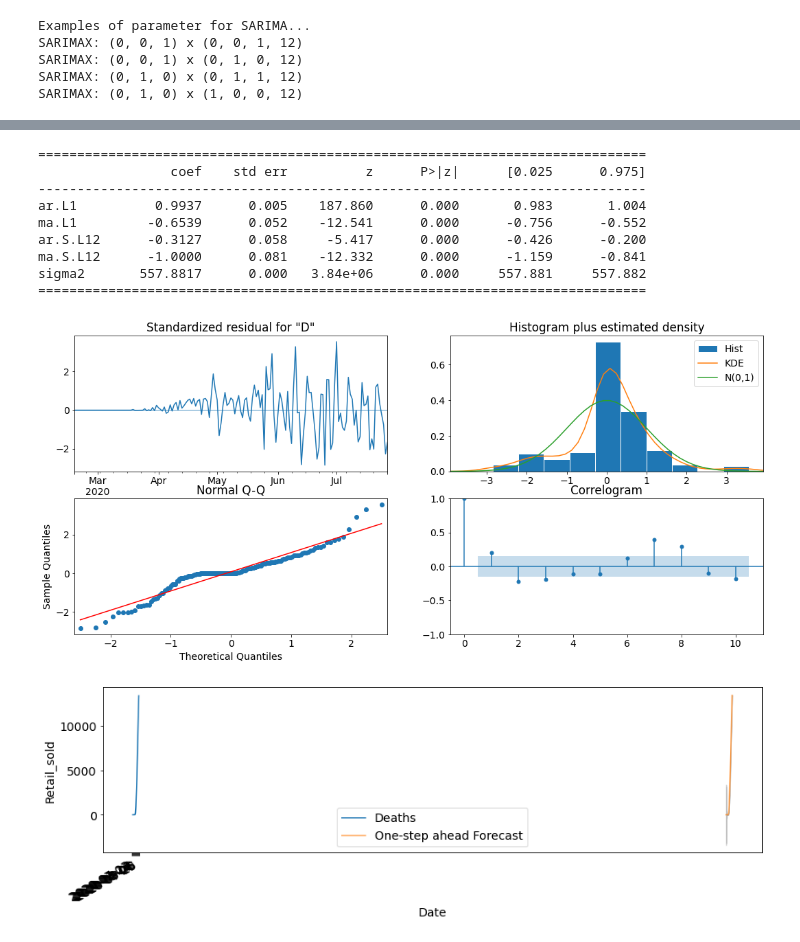
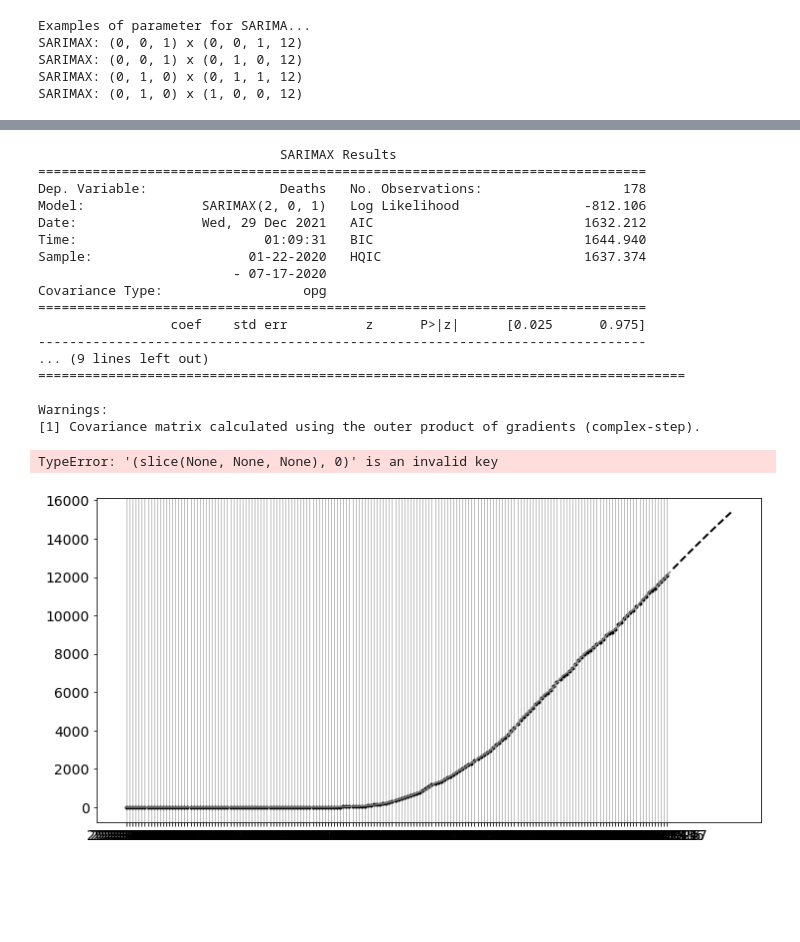
Before and after one commit to Machalkas/ts-covid, a Jupyter notebook: TS.ipynb, the cells around one changed output, grey strips where cells are left out. Drawn from its saved outputs; the diff is of its cells as text; code cells hidden in the pictures; blank space fills up the shorter version.

```diff
--- a/TS.ipynb
+++ b/TS.ipynb
@@ -96,0 +117,6 @@ optimal arima ARIMA(1, 1, 1)x(1, 1, 1, 12)12 - AIC:1516.3039690045143
+# %%
+print(aic_miss,"\n")
+aic_filter=np.nan_to_num(aic_miss)
+i,j=np.where(aic_filter==np.min(aic_filter[np.nonzero(aic_filter)]))
+print("min aic[%s][%s]:"%(j[0],i[0]) ,aic_miss[j[0]][i[0]])
+print("ARIMA(%s,%s)"%(i[0],j[0]))
@@ -97,33 +134,43 @@ optimal arima ARIMA(1, 1, 1)x(1, 1, 1, 12)12 - AIC:1516.3039690045143
 # %%
-mod = sm.tsa.statespace.SARIMAX(y,order=(1, 1, 1),seasonal_order=(1, 1, 1, 12),enforce_stationarity=False,enforce_invertibility=False)
-results = mod.fit()
-print(results.summary().tables[1])
+mod = sm.tsa.statespace.SARIMAX(y, order=(i[0],0,j[0]))
+res = mod.fit(disp=False)
+print(res.summary())
 # %% [output]
+                               SARIMAX Results
+==============================================================================
+Dep. Variable:                 Deaths   No. Observations:                  178
+Model:               SARIMAX(2, 0, 1)   Log Likelihood                -812.106
+Date:                Wed, 29 Dec 2021   AIC                           1632.212
+Time:                        01:09:31   BIC                           1644.940
+Sample:                    01-22-2020   HQIC                          1637.374
+                         - 07-17-2020
+Covariance Type:                  opg
 ==============================================================================
                  coef    std err          z      P>|z|      [0.025      0.975]
 ------------------------------------------------------------------------------
-ar.L1          0.9937      0.005    187.860      0.000       0.983       1.004
-ma.L1         -0.6539      0.052    -12.541      0.000      -0.756      -0.552
-ar.S.L12      -0.3127      0.058     -5.417      0.000      -0.426      -0.200
-ma.S.L12      -1.0000      0.081    -12.332      0.000      -1.159      -0.841
-sigma2       557.8817      0.000   3.84e+06      0.000     557.881     557.882
-==============================================================================
+... (9 lines left out)
+===================================================================================
+
+Warnings:
+[1] Covariance matrix calculated using the outer product of gradients (complex-step).
-# %%
-results.plot_diagnostics(figsize=(18, 8))
-plt.show()
-# %% [output]
-[figure, removed]
-# %%
-pred = results.get_prediction(dynamic=False) #start=pd.to_datetime('2020-07-23'), end=pd.to_datetime('2020-07-27')
-pred_ci = pred.conf_int()
-ax = y['2020':].plot(label='observed')
-pred.predicted_mean.plot(ax=ax, label='One-step ahead Forecast', alpha=.7, figsize=(14, 4))
-ax.fill_between(pred_ci.index,
-                pred_ci.iloc[:, 0],
-                pred_ci.iloc[:, 1], color='k', alpha=.2)
-ax.set_xlabel('Date')
-ax.set_ylabel('Retail_sold')
-plt.legend()
-plt.show()
-# %% [output]
-[figure, removed]
+# %%
+# In-sample one-step-ahead predictions, and out-of-sample forecasts
+nforecast = 20
+predict = res.get_prediction(end=mod.nobs + nforecast)
+idx = np.arange(len(predict.predicted_mean))
+predict_ci = predict.conf_int(alpha=0.5)
+
+# Graph
+fig, ax = plt.subplots(figsize=(12,6))
+ax.xaxis.grid()
+ax.plot(y, 'k.')
+
+# Plot
+ax.plot(idx[:-nforecast], predict.predicted_mean[:-nforecast], 'gray')
+ax.plot(idx[-nforecast:], predict.predicted_mean[-nforecast:], 'k--', linestyle='--', linewidth=2)
+ax.fill_between(idx, predict_ci[:, 0], predict_ci[:, 1], alpha=0.15)
+
+ax.set(title='Figure 8.9 - Internet series')
+# %% [output]
+TypeError: '(slice(None, None, None), 0)' is an invalid key
+[figure, added]
```
Also changed, not shown: parts of 5 cells of this notebook.
